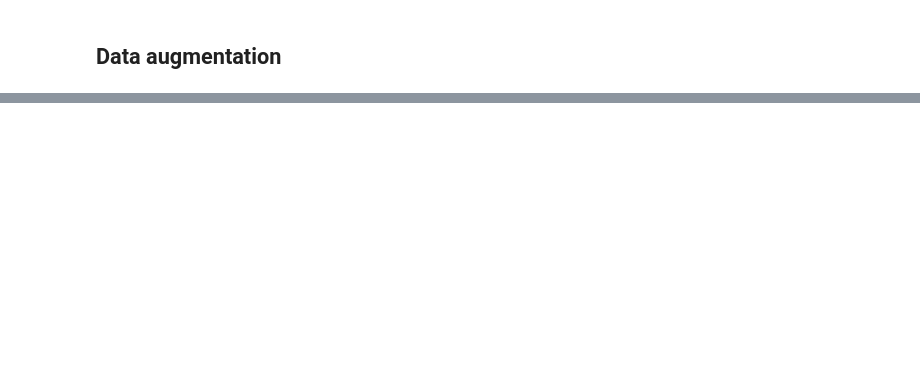
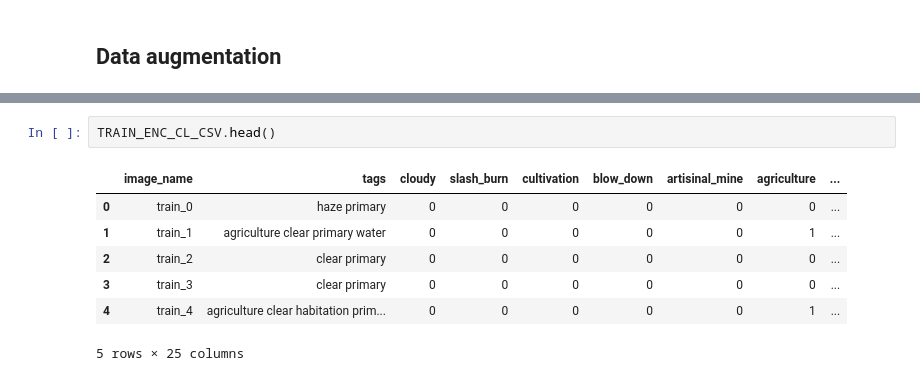
Before and after one commit to vfdev-5/planet_amazon_rainforest, a Jupyter notebook: notebooks/data_augmentations.ipynb, the cells around one changed output, grey strips where cells are left out. Drawn from its saved outputs; the diff is of its cells as text; blank space fills up the shorter version.

```diff
--- a/notebooks/data_augmentations.ipynb
+++ b/notebooks/data_augmentations.ipynb
@@ -49,0 +137,10 @@ for image_id in train_jpg_ids[:20]:
+# %%
+TRAIN_ENC_CL_CSV.head()
+# %% [output]
+|  | image_name | tags | cloudy | slash_burn | cultivation | blow_down | artisinal_mine | agriculture | ... |
+| 0 | train_0 | haze primary | 0 | 0 | 0 | 0 | 0 | 0 | ... |
+| 1 | train_1 | agriculture clear primary water | 0 | 0 | 0 | 0 | 0 | 1 | ... |
+| 2 | train_2 | clear primary | 0 | 0 | 0 | 0 | 0 | 0 | ... |
+| 3 | train_3 | clear primary | 0 | 0 | 0 | 0 | 0 | 0 | ... |
+| 4 | train_4 | agriculture clear habitation prim... | 0 | 0 | 0 | 0 | 0 | 1 | ... |
+5 rows × 25 columns
```
Also changed, not shown: parts of 37 cells of this notebook, 13 other files.
